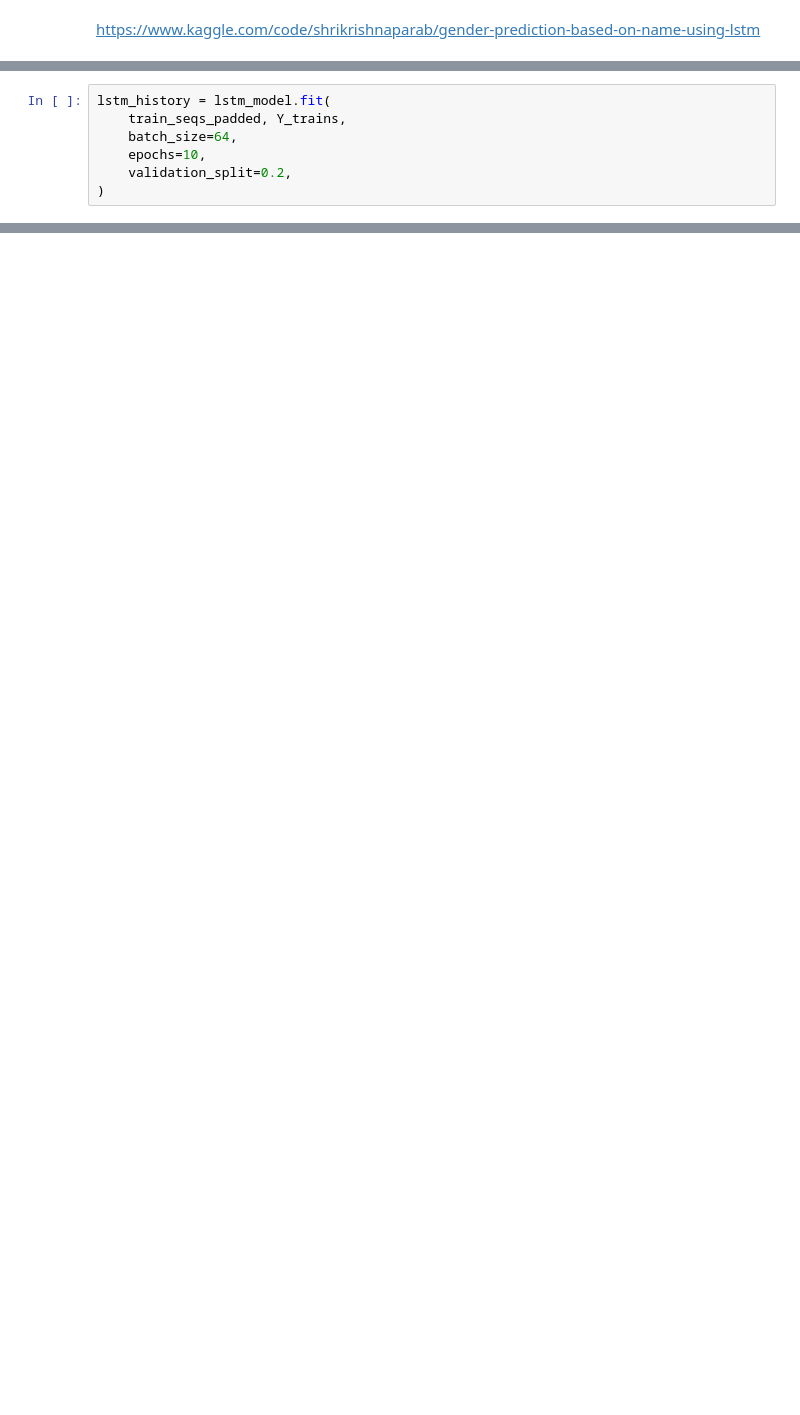
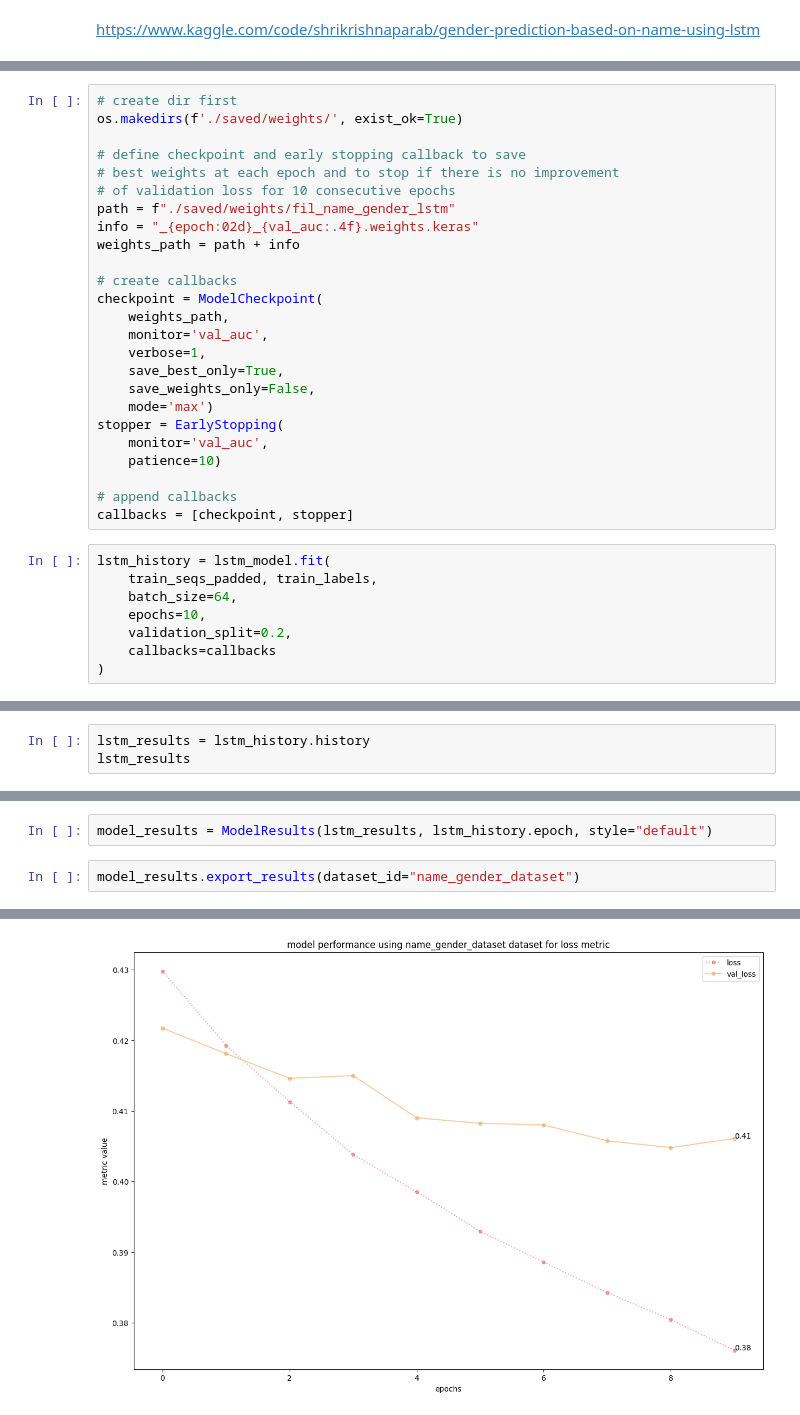
Before and after one commit to 08Aristodemus24/auto-job-app-sender, a Jupyter notebook: apps/experimentation.ipynb, the cells around one changed output, grey strips where cells are left out. Drawn from its saved outputs; the diff is of its cells as text; blank space fills up the shorter version.

```diff
--- a/apps/experimentation.ipynb
+++ b/apps/experimentation.ipynb
@@ -528,9 +610,35 @@ https://www.kaggle.com/code/shrikrishnaparab/gender-prediction-based-on-name-usi
+# %%
+# create dir first
+os.makedirs(f'./saved/weights/', exist_ok=True)
+
+# define checkpoint and early stopping callback to save
+# best weights at each epoch and to stop if there is no improvement
+# of validation loss for 10 consecutive epochs
+path = f"./saved/weights/fil_name_gender_lstm"
+info = "_{epoch:02d}_{val_auc:.4f}.weights.keras"
+weights_path = path + info
+
+# create callbacks
+checkpoint = ModelCheckpoint(
+    weights_path,
+    monitor='val_auc',
+    verbose=1,
+    save_best_only=True,
+    save_weights_only=False,
+    mode='max')
+stopper = EarlyStopping(
+    monitor='val_auc',
+    patience=10)
+
+# append callbacks
+callbacks = [checkpoint, stopper]
 # %%
 lstm_history = lstm_model.fit(
-    train_seqs_padded, Y_trains,
+    train_seqs_padded, train_labels,
     batch_size=64,
     epochs=10,
     validation_split=0.2,
+    callbacks=callbacks
 )
 # %% [output]
 Epoch 1/10
@@ -540,0 +661,3 @@ lstm_history
+# %%
+lstm_results = lstm_history.history
+lstm_results
@@ -540,0 +682,5 @@ lstm_history
+# %%
+model_results = ModelResults(lstm_results, lstm_history.epoch, style="default")
+# %%
+model_results.export_results(dataset_id="name_gender_dataset")
+# %% [output]
@@ -540,0 +690 @@ lstm_history
+[figure, added]
```
Also changed, not shown: parts of 34 cells of this notebook, 24 other files.
